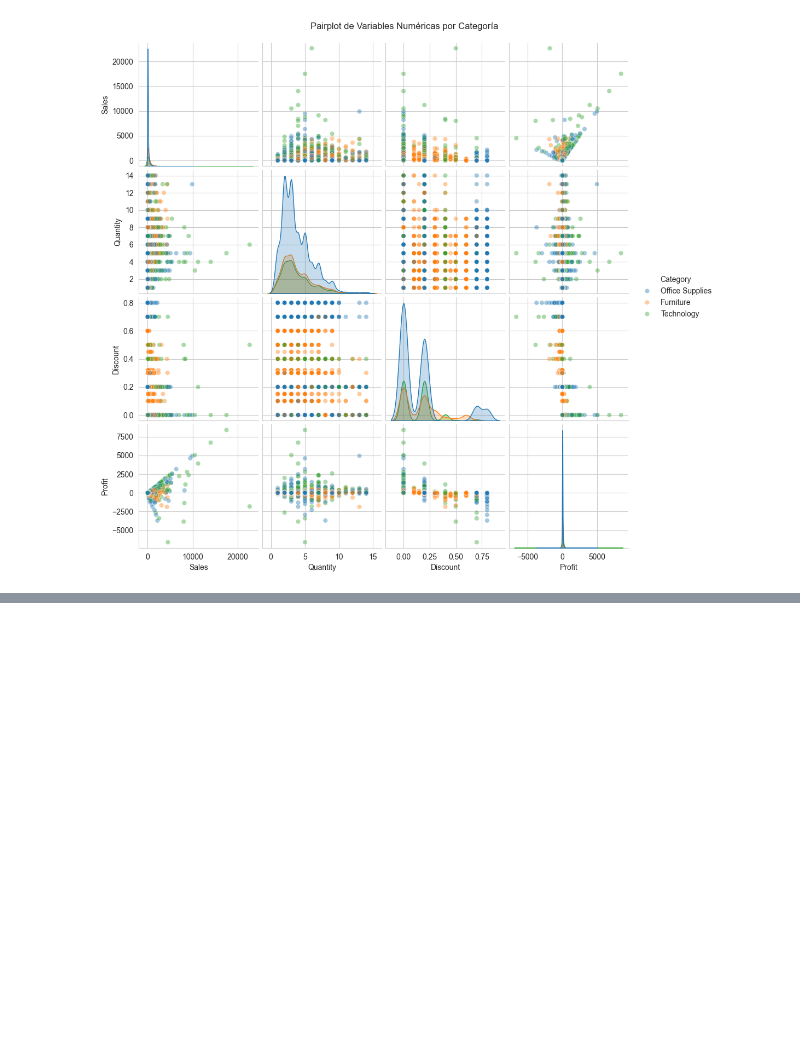
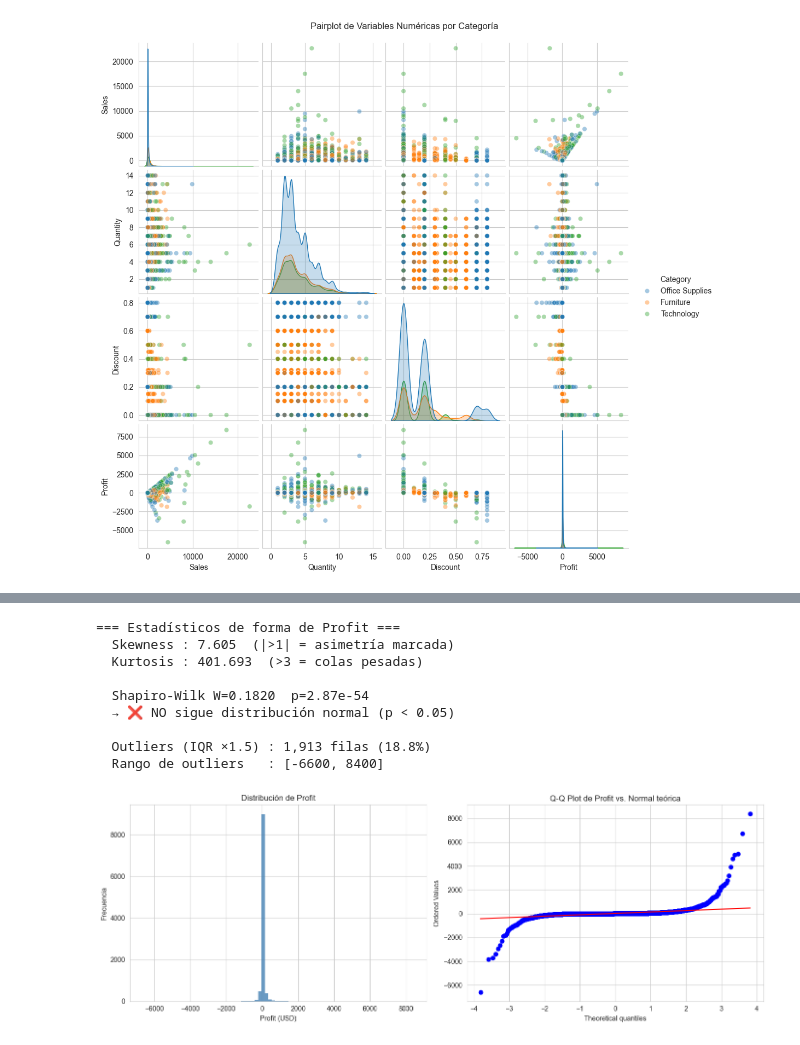
Before and after one commit to CamiloVelasquez/Eda-superstore-sales, a Jupyter notebook: notebooks/superstore_eda.ipynb, the cells around one changed output, grey strips where cells are left out. Cells and saved outputs as stored; diff of their text form; code cells hidden in the pictures; blank space fills up the shorter version.

Commit message:
docs: añadir sección de supuestos estadísticos y corrección de rutas en notebook

```diff
--- a/notebooks/superstore_eda.ipynb
+++ b/notebooks/superstore_eda.ipynb
@@ -24,11 +24,12 @@ sns.set_style("whitegrid")
 plt.rcParams['figure.figsize'] = (10, 6)
 plt.rcParams['figure.dpi'] = 100
 
-# Cargar el dataset
+# Cargar el dataset (ruta relativa desde notebooks/ hacia data/raw/)
+DATA_PATH = '../data/raw/sample_-_superstore.csv'
 try:
-    df = pd.read_csv('sample_-_superstore.csv', encoding='latin1') # Intentar con latin1 si utf-8 falla
+    df = pd.read_csv(DATA_PATH, encoding='latin1')
 except UnicodeDecodeError:
-    df = pd.read_csv('sample_-_superstore.csv', encoding='utf-8')
+    df = pd.read_csv(DATA_PATH, encoding='utf-8')
 
 print("Dataset cargado exitosamente.")
 # %% [output]
@@ -399,7 +400,6 @@ Las gráficas anteriores (secciones 4–6) siguen siendo nuestra base descriptiv
 
 > **Nota:** el GeoJSON utilizado contiene únicamente los estados de EE. UU., por lo que las provincias de Canadá y el Distrito de Columbia aparecen en gris en el choropleth. El mapa de ciudades sí cubre ambos países a partir del código postal.
 # %%
-# --- Librerías para mapas interactivos ---
 import os
 import json
 import urllib.request
@@ -407,15 +407,13 @@ import folium
 import pgeocode
 
 # GeoJSON con los polígonos de los estados de EE. UU.
-# Se descarga una sola vez y se cachea localmente para que el notebook sea reproducible.
+GEOJSON_PATH = "../data/raw/us-states.json"
 GEOJSON_URL = "https://raw.githubusercontent.com/python-visualization/folium/main/examples/data/us-states.json"
-GEOJSON_PATH = "us-states.json"
 if not os.path.exists(GEOJSON_PATH):
     urllib.request.urlretrieve(GEOJSON_URL, GEOJSON_PATH)
 with open(GEOJSON_PATH, "r") as f:
     us_states_geojson = json.load(f)
 
-# Centro aproximado de los mapas (EE. UU. continental)
 MAP_CENTER = [39.5, -98.35]
 print(f"GeoJSON cargado: {len(us_states_geojson['features'])} estados de EE. UU.")
 # %% [output]
@@ -695,0 +749,49 @@ plt.show()
+# %%
+from scipy import stats
+import warnings
+warnings.filterwarnings("ignore")
+
+profit = df['Profit']
+
+# --- Estadísticos de forma ---
+print("=== Estadísticos de forma de Profit ===")
+print(f"  Skewness : {profit.skew():.3f}  (|>1| = asimetría marcada)")
+print(f"  Kurtosis : {profit.kurt():.3f}  (>3 = colas pesadas)")
+
+# --- Shapiro-Wilk (muestra 1 000 por límite del test) ---
+sample = profit.sample(1000, random_state=42)
+stat, p_sw = stats.shapiro(sample)
+print(f"\n  Shapiro-Wilk W={stat:.4f}  p={p_sw:.2e}")
+print(f"  → {'❌ NO sigue distribución normal (p < 0.05)' if p_sw < 0.05 else '✅ Compatible con normalidad'}")
+
+# --- Outliers con IQR ---
+Q1, Q3 = profit.quantile(0.25), profit.quantile(0.75)
+IQR = Q3 - Q1
+outliers = profit[(profit < Q1 - 1.5 * IQR) | (profit > Q3 + 1.5 * IQR)]
+print(f"\n  Outliers (IQR ×1.5) : {len(outliers):,} filas ({100*len(outliers)/len(profit):.1f}%)")
+print(f"  Rango de outliers   : [{outliers.min():.0f}, {outliers.max():.0f}]")
+
+# --- Q-Q plot ---
+fig, axes = plt.subplots(1, 2, figsize=(14, 5))
+
+axes[0].hist(profit, bins=80, color='steelblue', edgecolor='none', alpha=0.8)
+axes[0].set_title('Distribución de Profit')
+axes[0].set_xlabel('Profit (USD)')
+axes[0].set_ylabel('Frecuencia')
+
+stats.probplot(profit, dist="norm", plot=axes[1])
+axes[1].set_title('Q-Q Plot de Profit vs. Normal teórica')
+
+plt.tight_layout()
+plt.show()
+# %% [output]
+=== Estadísticos de forma de Profit ===
+  Skewness : 7.605  (|>1| = asimetría marcada)
+  Kurtosis : 401.693  (>3 = colas pesadas)
+
+  Shapiro-Wilk W=0.1820  p=2.87e-54
+  → ❌ NO sigue distribución normal (p < 0.05)
+
+  Outliers (IQR ×1.5) : 1,913 filas (18.8%)
+  Rango de outliers   : [-6600, 8400]
+[figure, added]
```
Also changed, not shown: parts of 12 cells of this notebook, 1 other file.
